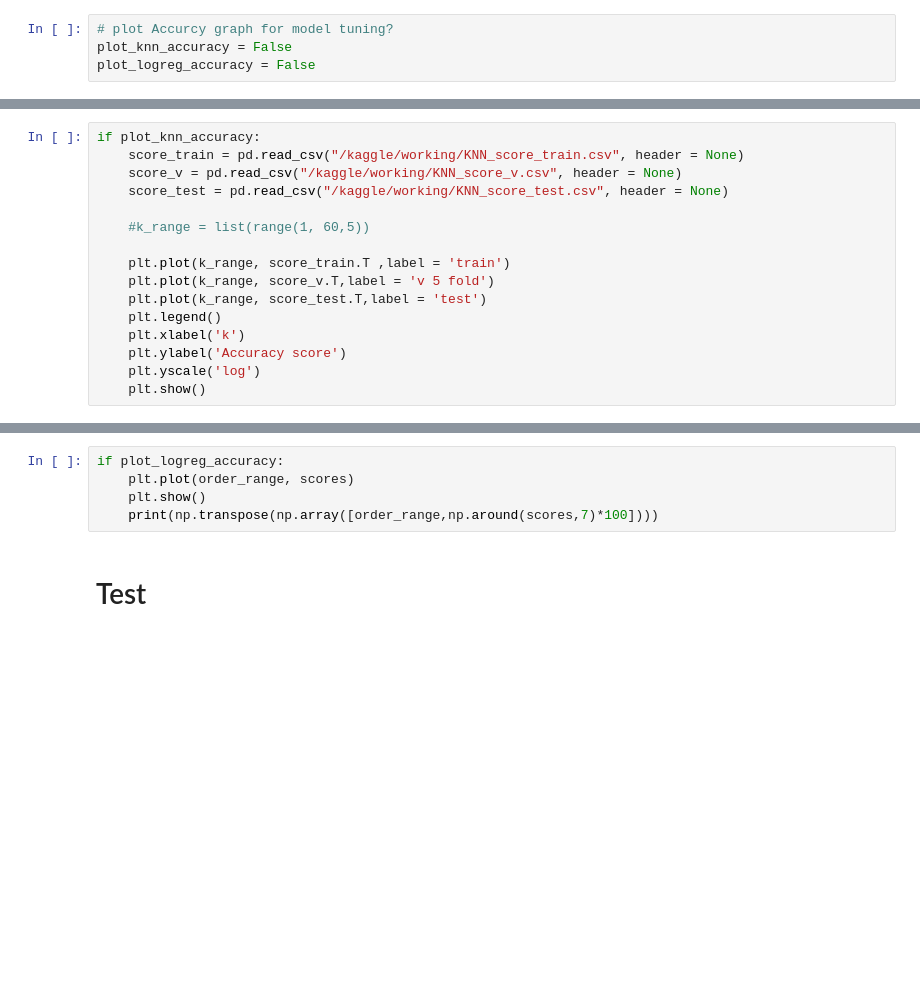
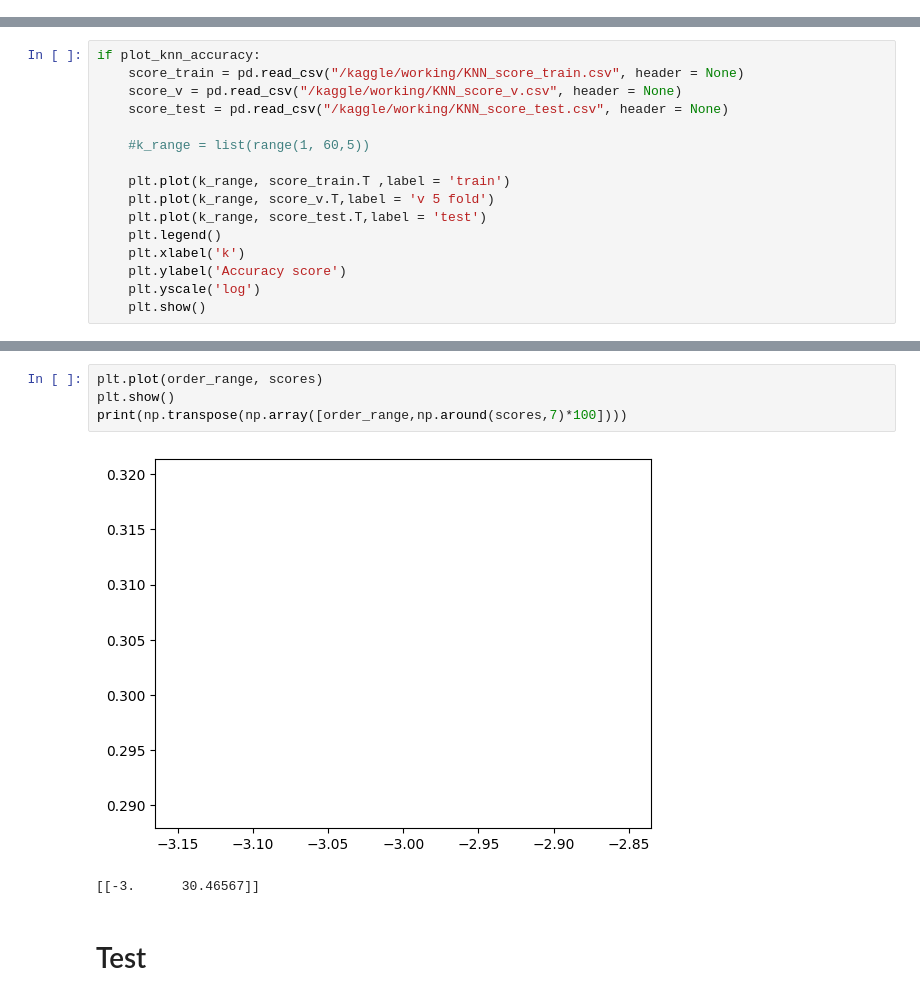
Before and after one commit to TanatPi/ESWD-Term-Project, a Jupyter notebook: true-false-news-classification-eswd-term-project.ipynb, the cells around one changed output, grey strips where cells are left out. Saved outputs shown, nothing was run; the diff lists cells and outputs as text; blank space fills up the shorter version.

```diff
--- a/true-false-news-classification-eswd-term-project.ipynb
+++ b/true-false-news-classification-eswd-term-project.ipynb
@@ -5,10 +5,6 @@ import seaborn as sns
 import numpy as np
 import matplotlib.pyplot as plt
 import nltk
-# %%
-# plot Accurcy graph for model tuning?
-plot_knn_accuracy = False
-plot_logreg_accuracy = False
 # %%
 # Read TSV data
 columns = ["ID", "label_6", "statement", "subject", "speaker", "speaker_job", "state", "party", "pof_count", "false_count", "barelytrue_count", "halftrue_count", "mostlytrue_count", "context"]
@@ -768,8 +795,10 @@ if plot_logreg_accuracy:
 # %%
-if plot_logreg_accuracy:
-    plt.plot(order_range, scores)
-    plt.show()
-    print(np.transpose(np.array([order_range,np.around(scores,7)*100])))
+plt.plot(order_range, scores)
+plt.show()
+print(np.transpose(np.array([order_range,np.around(scores,7)*100])))
+# %% [output]
+[figure, added]
+[[-3.      30.46567]]
 # %% [markdown]
 # Test
 # %%
```
Also changed, not shown: parts of 11 cells of this notebook.
